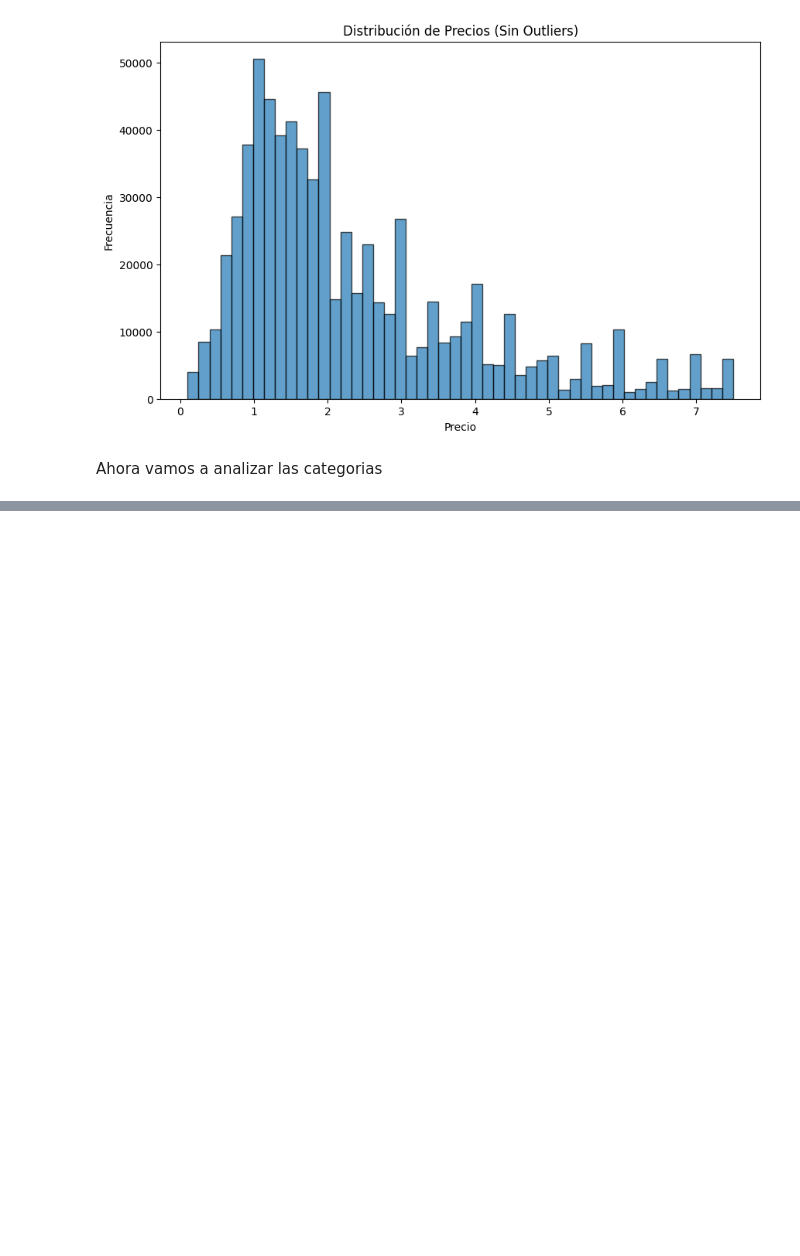
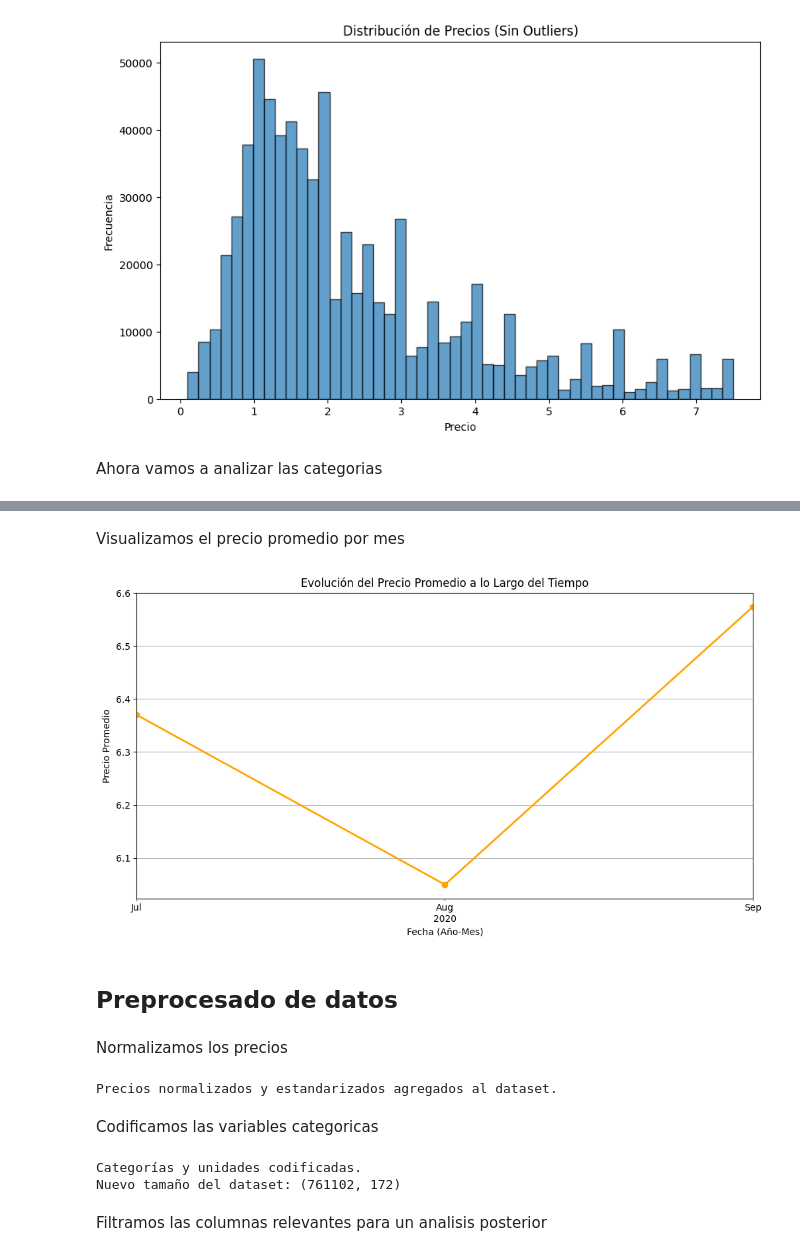
Before and after one commit to JaimeRevilla/MachLearnChicagoCrimes, a Jupyter notebook: eda_jaime.ipynb, the cells around one changed output, grey strips where cells are left out. Cells and saved outputs as stored; diff of their text form; code cells hidden in the pictures; blank space fills up the shorter version.

Commit message:
Analisis final jaime

```diff
--- a/eda_jaime.ipynb
+++ b/eda_jaime.ipynb
@@ -181,0 +281,49 @@ Name: category, Length: 761102, dtype: object>
+# %% [markdown]
+Visualizamos el precio promedio por mes
+# %%
+plt.figure(figsize=(12, 6))
+temporal_stats.plot(kind='line', marker='o', color='orange', linewidth=2)
+plt.title('Evolución del Precio Promedio a lo Largo del Tiempo')
+plt.xlabel('Fecha (Año-Mes)')
+plt.ylabel('Precio Promedio')
+plt.grid(True)
+plt.show()
+# %% [output]
+[figure, added]
+# %% [markdown]
+## Preprocesado de datos
+# %% [markdown]
+Normalizamos los precios
+# %%
+from sklearn.preprocessing import MinMaxScaler, StandardScaler
+
+# Normalización (valores entre 0 y 1)
+scaler = MinMaxScaler()
+dataset[['price_normalized', 'reference_price_normalized']] = scaler.fit_transform(dataset[['price', 'reference_price']])
+
+# Estandarización (media 0, desviación estándar 1)
+std_scaler = StandardScaler()
+dataset[['price_standardized', 'reference_price_standardized']] = std_scaler.fit_transform(dataset[['price', 'reference_price']])
+
+print("Precios normalizados y estandarizados agregados al dataset.")
+# %% [output]
+Precios normalizados y estandarizados agregados al dataset.
+# %% [markdown]
+Codificamos las variables categoricas
+# %%
+# Codificamos la columna 'category' usando One-Hot Encoding
+category_encoded = pd.get_dummies(dataset['category'], prefix='category')
+
+# Codificamos la columna 'reference_unit' usando One-Hot Encoding
+unit_encoded = pd.get_dummies(dataset['reference_unit'], prefix='unit')
+
+# Combinamos las nuevas columnas codificadas con el dataset original
+dataset_encoded = pd.concat([dataset, category_encoded, unit_encoded], axis=1)
+
+print("Categorías y unidades codificadas.")
+print(f"Nuevo tamaño del dataset: {dataset_encoded.shape}")
+# %% [output]
+Categorías y unidades codificadas.
+Nuevo tamaño del dataset: (761102, 172)
+# %% [markdown]
+Filtramos las columnas relevantes para un analisis posterior
```
Also changed, not shown: parts of 20 cells of this notebook.
